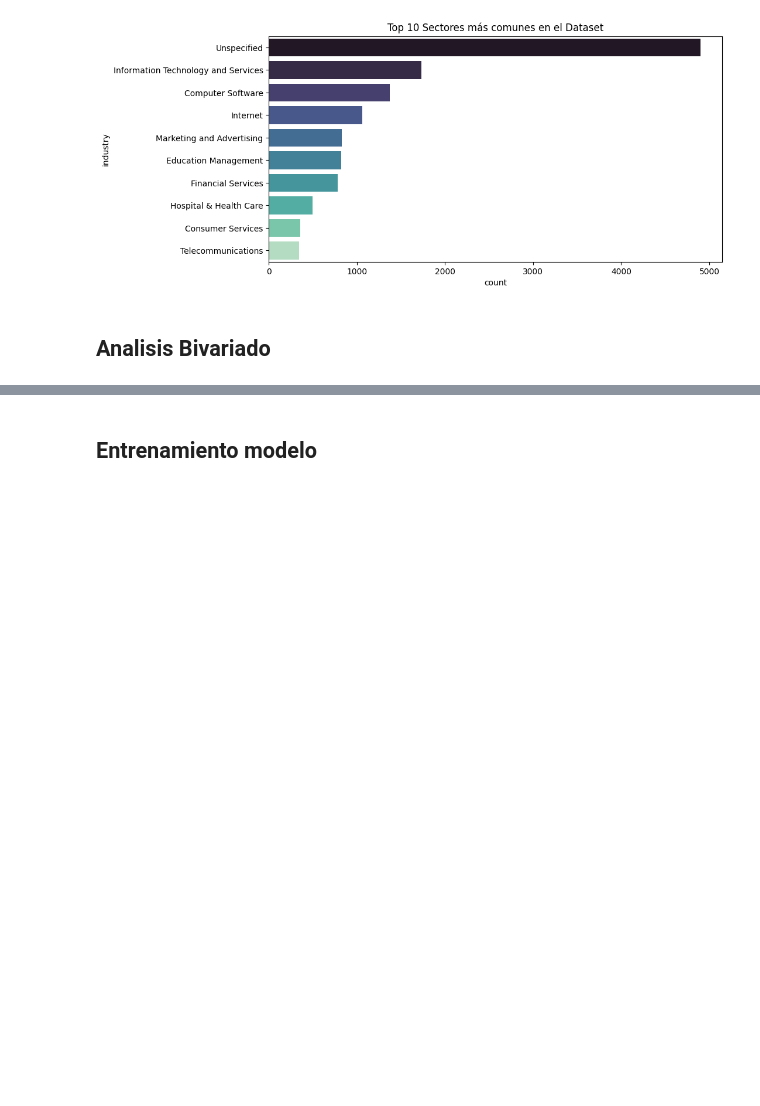
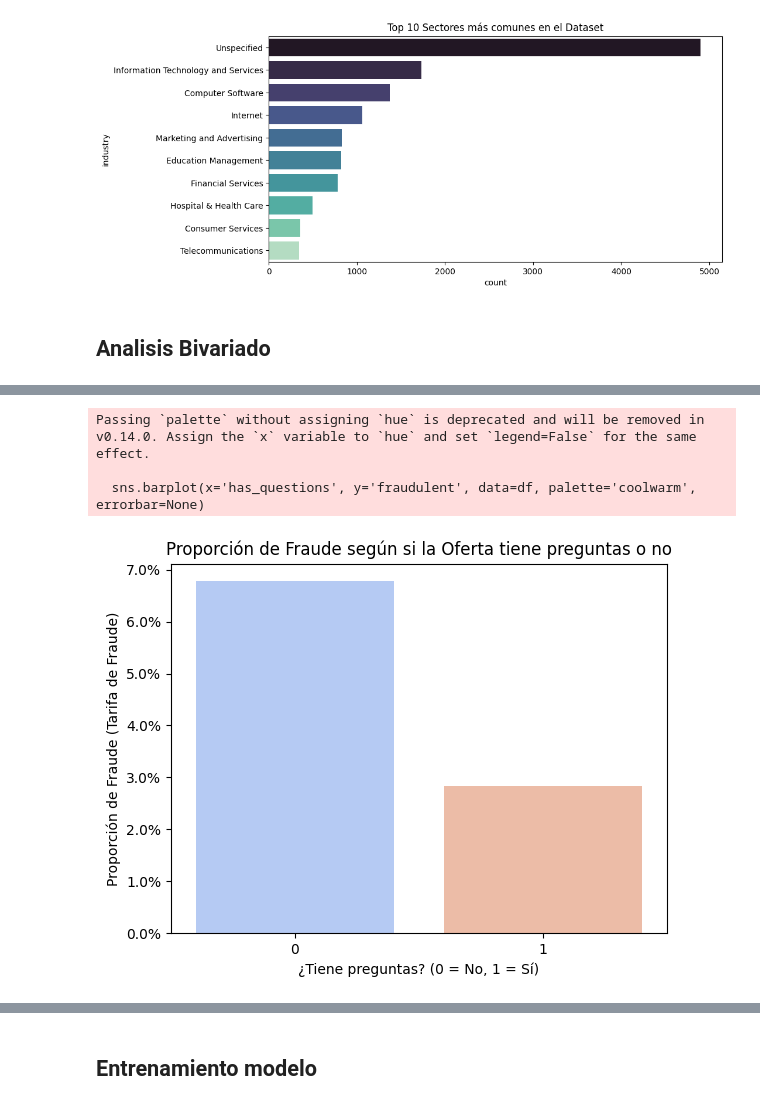
Before and after one commit to Bootcamp-DA-P2/proyecto8-problemaclasificacion-grupo5, a Jupyter notebook: main.ipynb, the cells around one changed output, grey strips where cells are left out. Drawn from its saved outputs; the diff is of its cells as text; code cells hidden in the pictures; blank space fills up the shorter version.

```diff
--- a/main.ipynb
+++ b/main.ipynb
@@ -265,0 +313,15 @@ Passing `palette` without assigning `hue` is deprecated and will be removed in v
+# %%
+sns.barplot(x='has_questions', y='fraudulent', data=df, palette='coolwarm', errorbar=None)
+plt.title('Proporción de Fraude según si la Oferta tiene preguntas o no')
+plt.ylabel('Proporción de Fraude (Tarifa de Fraude)')
+plt.xlabel('¿Tiene preguntas? (0 = No, 1 = Sí)')
+
+# Convertir el eje Y a porcentaje para que el profesor lo entienda mejor
+from matplotlib.ticker import PercentFormatter
+plt.gca().yaxis.set_major_formatter(PercentFormatter(1.0))
+plt.show()
+# %% [output]
+Passing `palette` without assigning `hue` is deprecated and will be removed in v0.14.0. Assign the `x` variable to `hue` and set `legend=False` for the same effect.
+
+  sns.barplot(x='has_questions', y='fraudulent', data=df, palette='coolwarm', errorbar=None)
+[figure, added]
```
Also changed, not shown: parts of 16 cells of this notebook, 1 other file.
